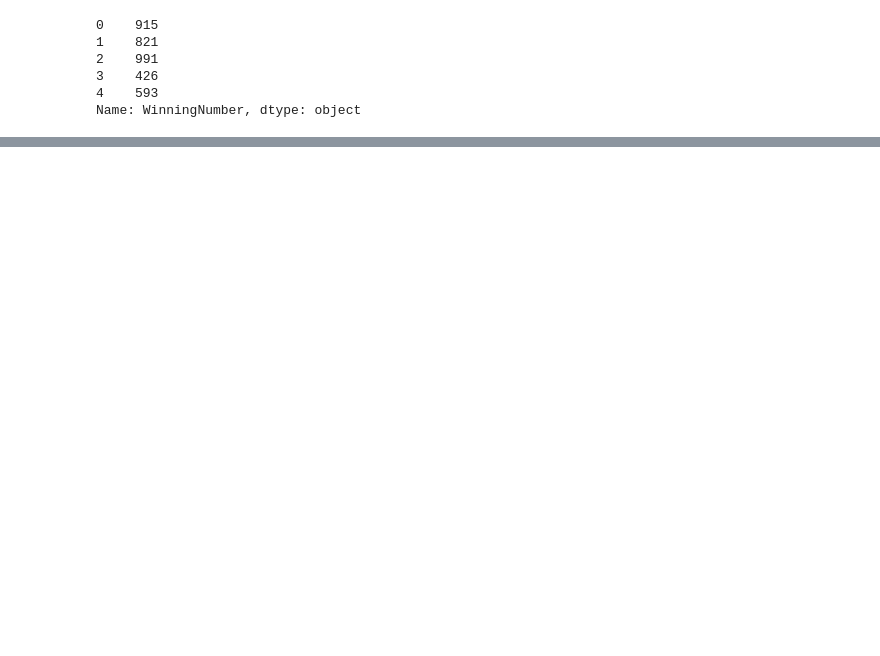
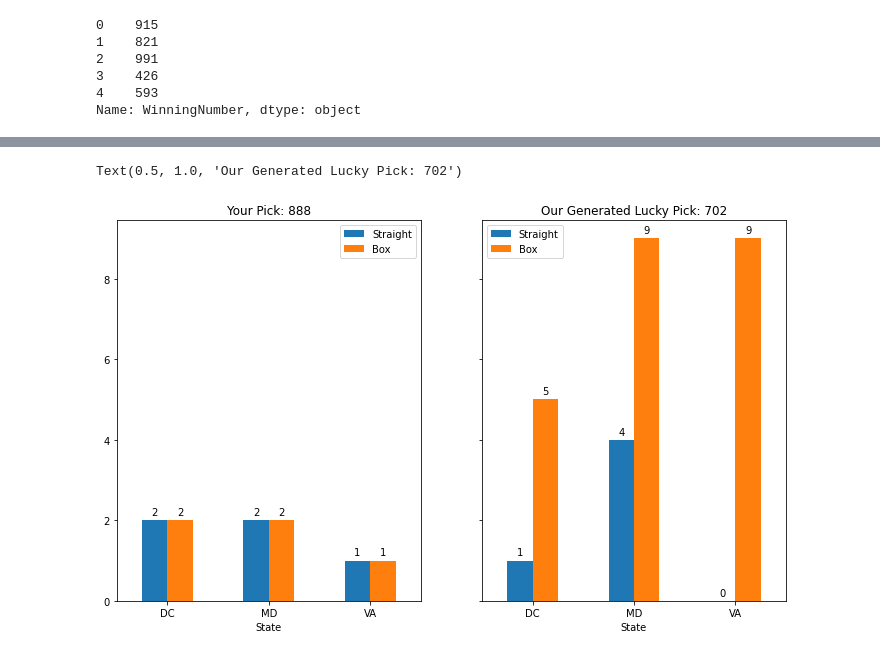
Before and after one commit to credmond219/project1, a Jupyter notebook: lottery.ipynb, the cells around one changed output, grey strips where cells are left out. Cells and saved outputs as stored; diff of their text form; code cells hidden in the pictures; blank space fills up the shorter version.

```diff
--- a/lottery.ipynb
+++ b/lottery.ipynb
@@ -279,0 +301,19 @@ test_x
+# %%
+
+count_gen_dc_straight = len(gen_dc_straight)
+count_gen_md_straight = len(gen_md_straight)
+count_gen_va_straight = len(gen_va_straight)
+
+count_gen_dc_box = len(gen_dc_box)
+count_gen_md_box = len(gen_md_box)
+count_gen_va_box = len(gen_va_box)
+
+gen_results_data = [
+    {'State':'DC', 'User Pick':gen_pick3, 'Straight':count_gen_dc_straight, 'Box': count_gen_dc_box},
+    {'State':'MD', 'User Pick':gen_pick3, 'Straight':count_gen_md_straight, 'Box': count_gen_md_box},
+    {'State':'VA', 'User Pick':gen_pick3, 'Straight':count_gen_va_straight, 'Box': count_gen_va_box}
+]
+
+gen_results_df = pd.DataFrame(gen_results_data)
+gen_results_df.set_index('State', inplace=True)
+gen_results_df
@@ -279,0 +326,36 @@ test_x
+# %%
+def autolabel(rects, ax):
+    """Attach a text label above each bar in *rects*, displaying its height."""
+    for rect in rects:
+        height = rect.get_height()
+        ax.annotate('{}'.format(height),
+                    xy=(rect.get_x() + rect.get_width() / 2, height),
+                    xytext=(0, 3),  # 3 points vertical offset
+                    textcoords="offset points",
+                    ha='center', va='bottom')
+
+
+fig, (ax1, ax2) = plt.subplots(1, 2, sharey=True, sharex=True)
+#fig.title('Horizontally stacked subplots')
+results_plot = results_df[['Straight','Box']].plot(kind='bar', ax=ax1)
+gen_results_plot = gen_results_df[['Straight','Box']].plot(kind='bar', ax=ax2)
+
+rects = results_plot.patches
+gen_rects = gen_results_plot.patches
+
+autolabel(rects, ax1)
+autolabel(gen_rects, ax2)
+
+for tick in ax1.get_xticklabels():
+    tick.set_rotation(0)
+
+for tick in ax2.get_xticklabels():
+    tick.set_rotation(0)
+
+fig.set_size_inches(12,7)
+
+ax1.set_title(f'Your Pick: {user_num}')
+ax2.set_title(f'Our Generated Lucky Pick: {gen_pick3}')
+# %% [output]
+Text(0.5, 1.0, 'Our Generated Lucky Pick: 702')
+[figure, added]
```
Also changed, not shown: parts of 55 cells of this notebook, 5 other files.
